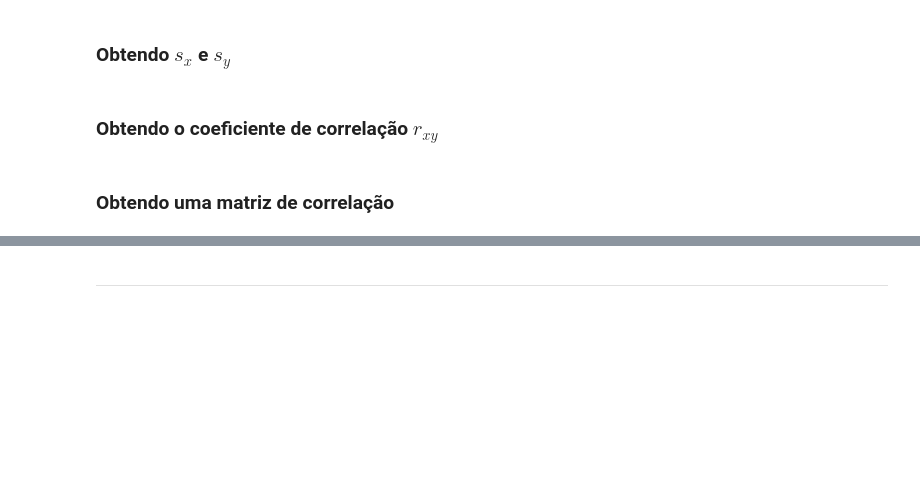
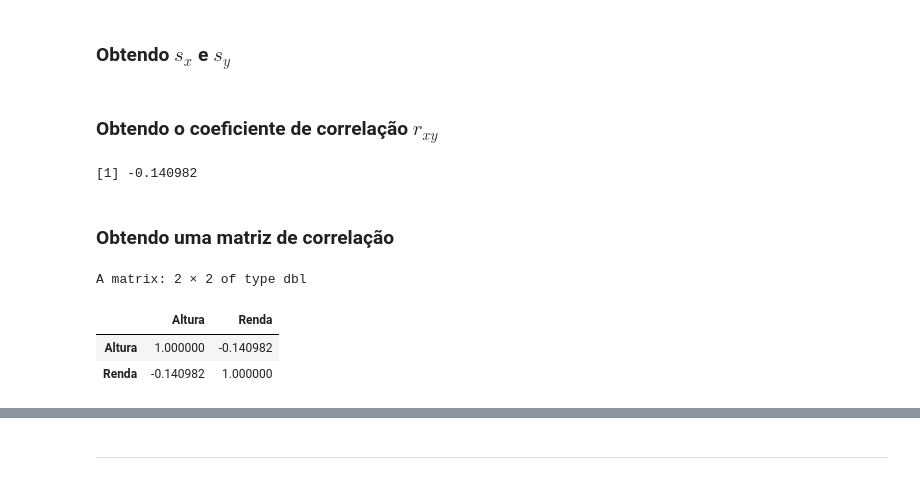
Before and after one commit to Jeidsan/estatistica-com-r, a Jupyter notebook: 4. Estatística com R - correlação e regressão/2. Aula.ipynb, the cells around one changed output, grey strips where cells are left out. Cells and saved outputs as stored; diff of their text form; code cells hidden in the pictures; blank space fills up the shorter version.

```diff
--- a/4. Estatística com R - correlação e regressão/2. Aula.ipynb
+++ b/4. Estatística com R - correlação e regressão/2. Aula.ipynb
@@ -479,7 +486,16 @@ s_y <-
 # %% [markdown]
 ### Obtendo o coeficiente de correlação $r_{xy}$
 # %%
-r_xy <-
+r_xy <- s_xy / (s_x * s_y)
 r_xy
+# %% [output]
+[1] -0.140982
 # %% [markdown]
 ### Obtendo uma matriz de correlação
+# %%
+cor(amostra[c('Altura', 'Renda')])
+# %% [output]
+A matrix: 2 × 2 of type dbl
+|  | Altura | Renda |
+| Altura | 1.000000 | -0.140982 |
+| Renda | -0.140982 | 1.000000 |
```
Also changed, not shown: parts of 8 cells of this notebook.
